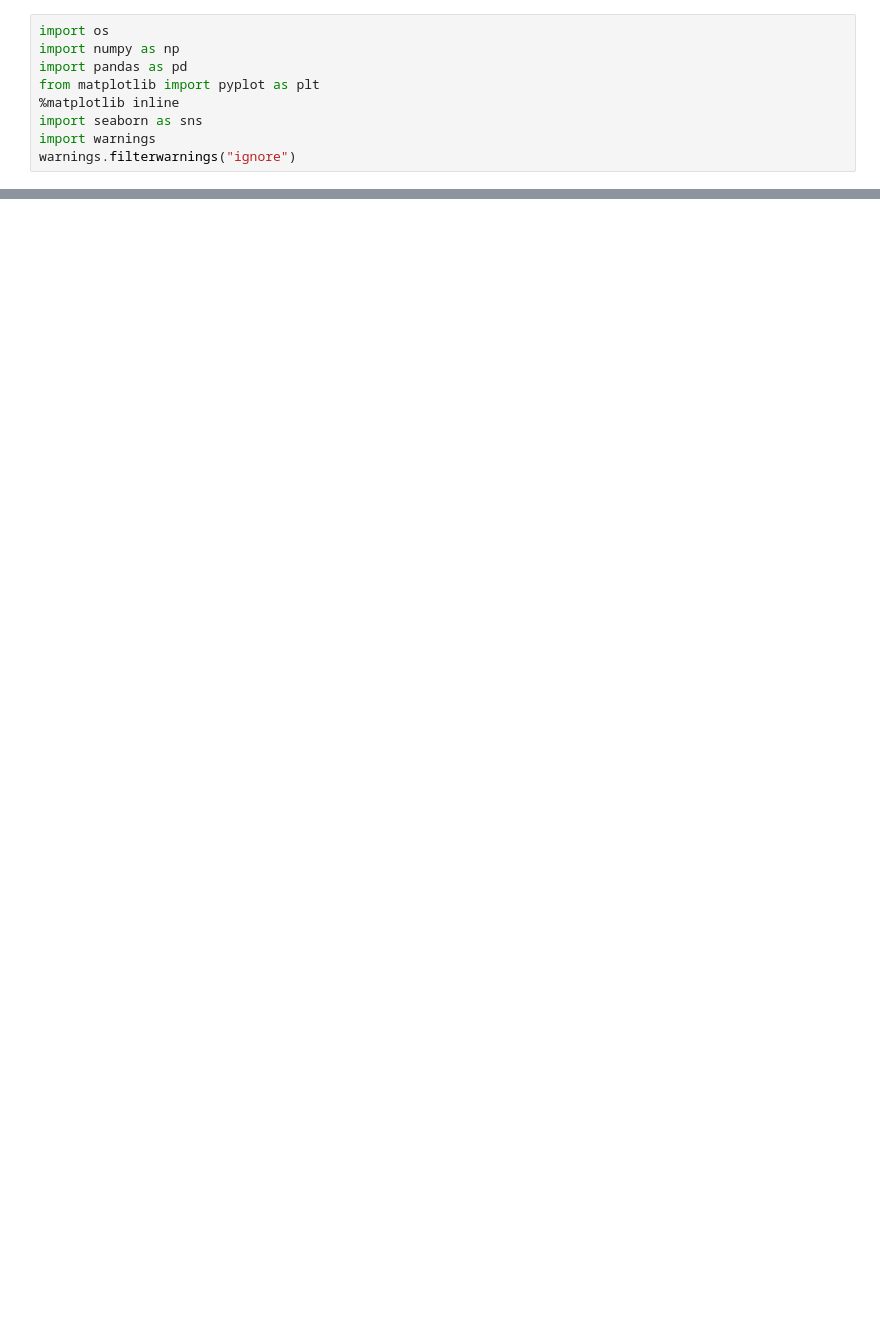
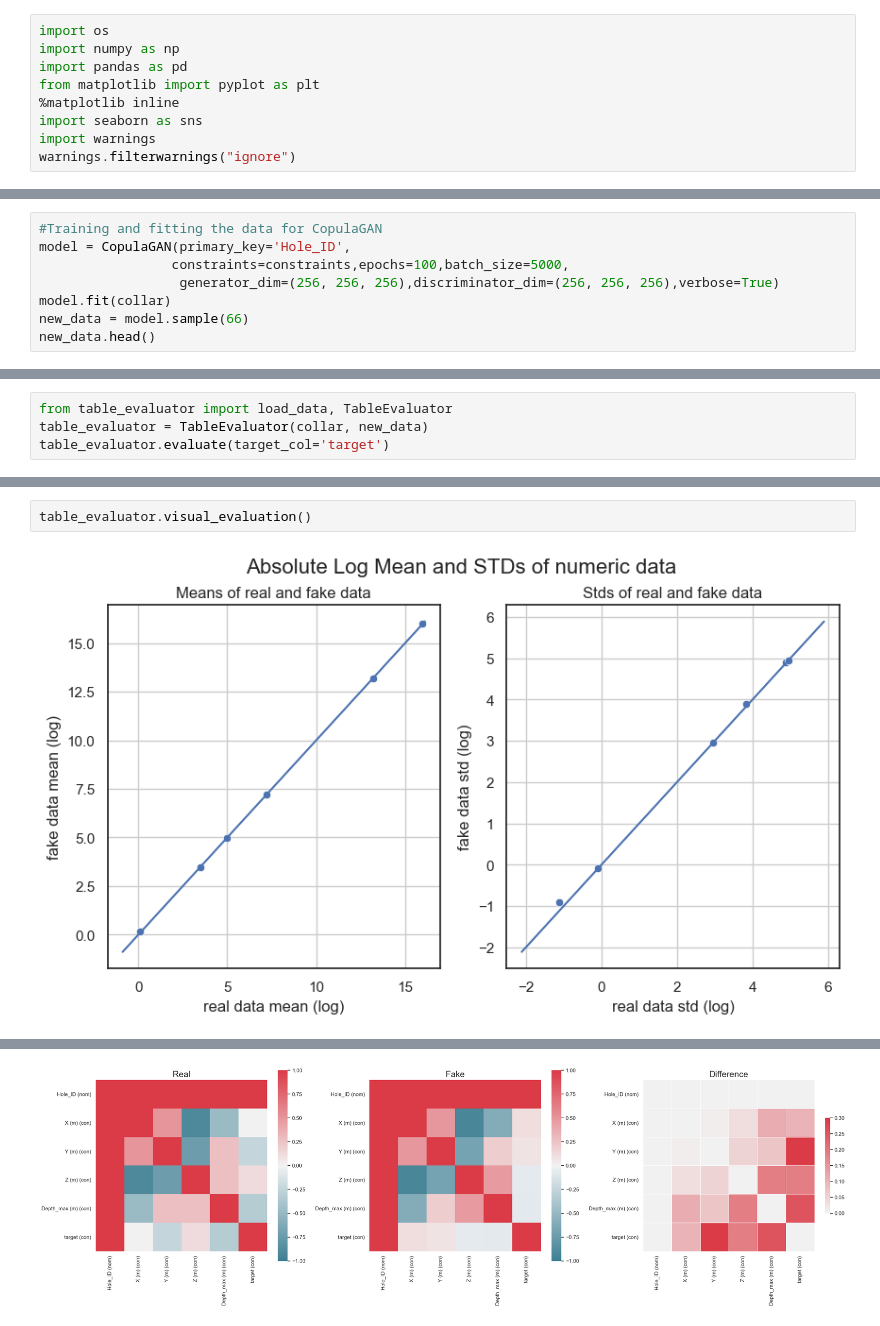
Before and after one commit to ChaukeT/Sythetic-data, a Jupyter notebook: Data generation/Untitled1.ipynb, the cells around one changed output, grey strips where cells are left out. Drawn from its saved outputs; the diff is of its cells as text; blank space fills up the shorter version.

```diff
--- a/Data generation/Untitled1.ipynb
+++ b/Data generation/Untitled1.ipynb
@@ -139,0 +161,8 @@ ERROR: No matching distribution found for itertools
+# %%
+#Training and fitting the data for CopulaGAN
+model = CopulaGAN(primary_key='Hole_ID',
+                 constraints=constraints,epochs=100,batch_size=5000,
+                  generator_dim=(256, 256, 256),discriminator_dim=(256, 256, 256),verbose=True)
+model.fit(collar)
+new_data = model.sample(66)
+new_data.head()
@@ -139,0 +199,4 @@ ERROR: No matching distribution found for itertools
+# %%
+from table_evaluator import load_data, TableEvaluator
+table_evaluator = TableEvaluator(collar, new_data)
+table_evaluator.evaluate(target_col='target')
@@ -139,0 +221,4 @@ ERROR: No matching distribution found for itertools
+# %%
+table_evaluator.visual_evaluation()
+# %% [output]
+[figure, added]
@@ -139,0 +227 @@ ERROR: No matching distribution found for itertools
+[figure, added]
```
Also changed, not shown: parts of 51 cells of this notebook, 3 other files.
